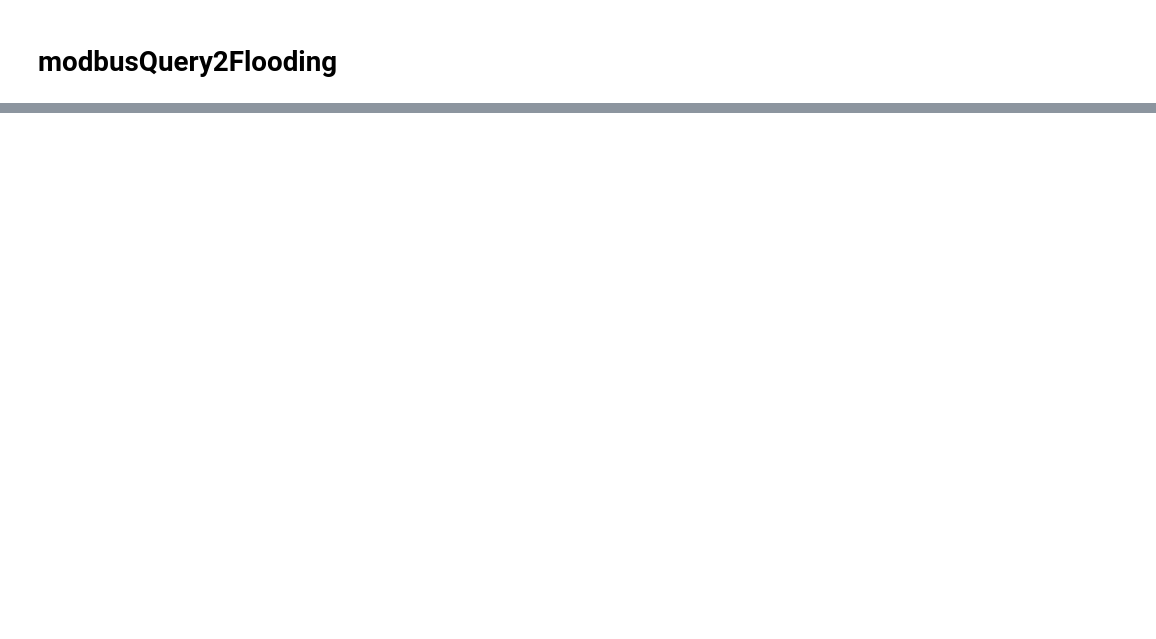
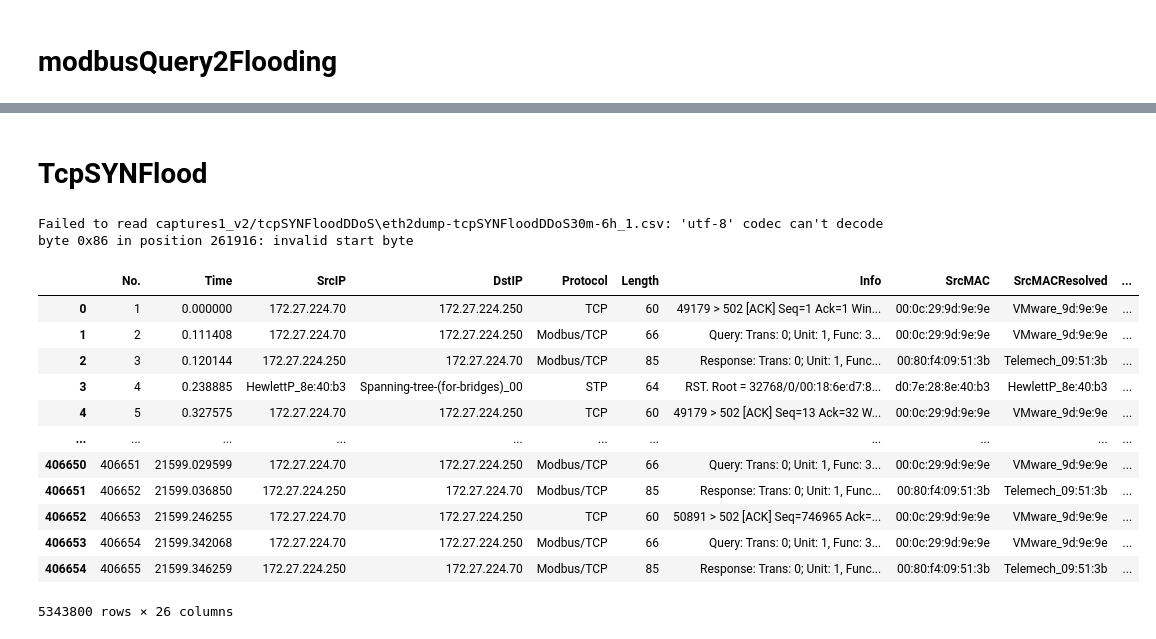
Before and after one commit to Amani-blip/Modbus-Protocol-Attacks, a Jupyter notebook: DimensionalModel.ipynb, the cells around one changed output, grey strips where cells are left out. Drawn from its saved outputs; the diff is of its cells as text; code cells hidden in the pictures; blank space fills up the shorter version.

```diff
--- a/DimensionalModel.ipynb
+++ b/DimensionalModel.ipynb
@@ -78,0 +98,15 @@ df_eth2dump_clean_6h_1.head()
+# %%
+csv_files = glob.glob('captures1_v2/modbusQueryFlooding/*.csv')
+
+combined_df = pd.DataFrame()
+
+for csv_file in csv_files:
+    try:
+        df = pd.read_csv(csv_file, on_bad_lines='skip')
+        combined_df = pd.concat([combined_df, df])
+    except Exception as e:
+        print(f"Failed to read {csv_file}: {e}")
+
+combined_df['AttackName'] = 'modbusQueryFlooding'
+
+combined_df.head()
@@ -78,0 +127,34 @@ df_eth2dump_clean_6h_1.head()
+# %% [markdown]
+# TcpSYNFlood
+# %%
+csv_files = glob.glob('captures1_v2/tcpSYNFloodDDoS/*.csv')
+
+# Create an empty dataframe to store the combined data
+combined_df = pd.DataFrame()
+
+# Loop through each CSV file and append its contents to the combined dataframe
+for csv_file in csv_files:
+    try:
+        df = pd.read_csv(csv_file, on_bad_lines='skip')
+        combined_df = pd.concat([combined_df, df])
+    except Exception as e:
+        print(f"Failed to read {csv_file}: {e}")
+
+combined_df['AttackName'] = 'tcpSYNFloodDDoS'
+
+combined_df.head()
+# %% [output]
+Failed to read captures1_v2/tcpSYNFloodDDoS\eth2dump-tcpSYNFloodDDoS30m-6h_1.csv: 'utf-8' codec can't decode byte 0x86 in position 261916: invalid start byte
+|  | No. | Time | SrcIP | DstIP | Protocol | Length | Info | SrcMAC | SrcMACResolved | ... |
+| 0 | 1 | 0.000000 | 172.27.224.70 | 172.27.224.250 | TCP | 60 | 49179 > 502 [ACK] Seq=1 Ack=1 Win... | 00:0c:29:9d:9e:9e | VMware_9d:9e:9e | ... |
+| 1 | 2 | 0.111408 | 172.27.224.70 | 172.27.224.250 | Modbus/TCP | 66 | Query: Trans: 0; Unit: 1, Func: 3... | 00:0c:29:9d:9e:9e | VMware_9d:9e:9e | ... |
+| 2 | 3 | 0.120144 | 172.27.224.250 | 172.27.224.70 | Modbus/TCP | 85 | Response: Trans: 0; Unit: 1, Func... | 00:80:f4:09:51:3b | Telemech_09:51:3b | ... |
+| 3 | 4 | 0.238885 | HewlettP_8e:40:b3 | Spanning-tree-(for-bridges)_00 | STP | 64 | RST. Root = 32768/0/00:18:6e:d7:8... | d0:7e:28:8e:40:b3 | HewlettP_8e:40:b3 | ... |
+| 4 | 5 | 0.327575 | 172.27.224.70 | 172.27.224.250 | TCP | 60 | 49179 > 502 [ACK] Seq=13 Ack=32 W... | 00:0c:29:9d:9e:9e | VMware_9d:9e:9e | ... |
+| ... | ... | ... | ... | ... | ... | ... | ... | ... | ... | ... |
+| 406650 | 406651 | 21599.029599 | 172.27.224.70 | 172.27.224.250 | Modbus/TCP | 66 | Query: Trans: 0; Unit: 1, Func: 3... | 00:0c:29:9d:9e:9e | VMware_9d:9e:9e | ... |
+| 406651 | 406652 | 21599.036850 | 172.27.224.250 | 172.27.224.70 | Modbus/TCP | 85 | Response: Trans: 0; Unit: 1, Func... | 00:80:f4:09:51:3b | Telemech_09:51:3b | ... |
+| 406652 | 406653 | 21599.246255 | 172.27.224.70 | 172.27.224.250 | TCP | 60 | 50891 > 502 [ACK] Seq=746965 Ack=... | 00:0c:29:9d:9e:9e | VMware_9d:9e:9e | ... |
+| 406653 | 406654 | 21599.342068 | 172.27.224.70 | 172.27.224.250 | Modbus/TCP | 66 | Query: Trans: 0; Unit: 1, Func: 3... | 00:0c:29:9d:9e:9e | VMware_9d:9e:9e | ... |
+| 406654 | 406655 | 21599.346259 | 172.27.224.250 | 172.27.224.70 | Modbus/TCP | 85 | Response: Trans: 0; Unit: 1, Func... | 00:80:f4:09:51:3b | Telemech_09:51:3b | ... |
+5343800 rows × 26 columns
```
Also changed, not shown: parts of 8 cells of this notebook.
